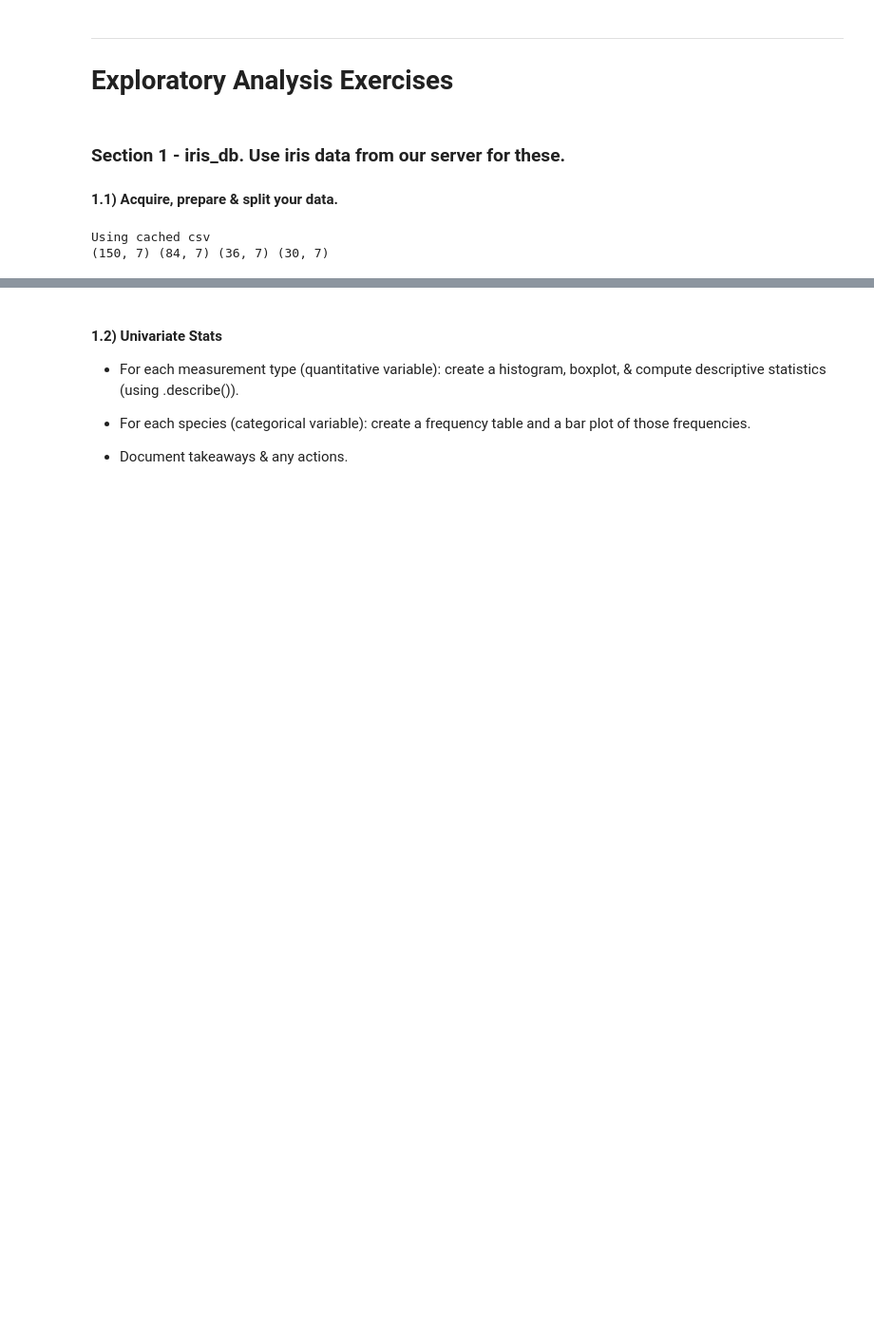
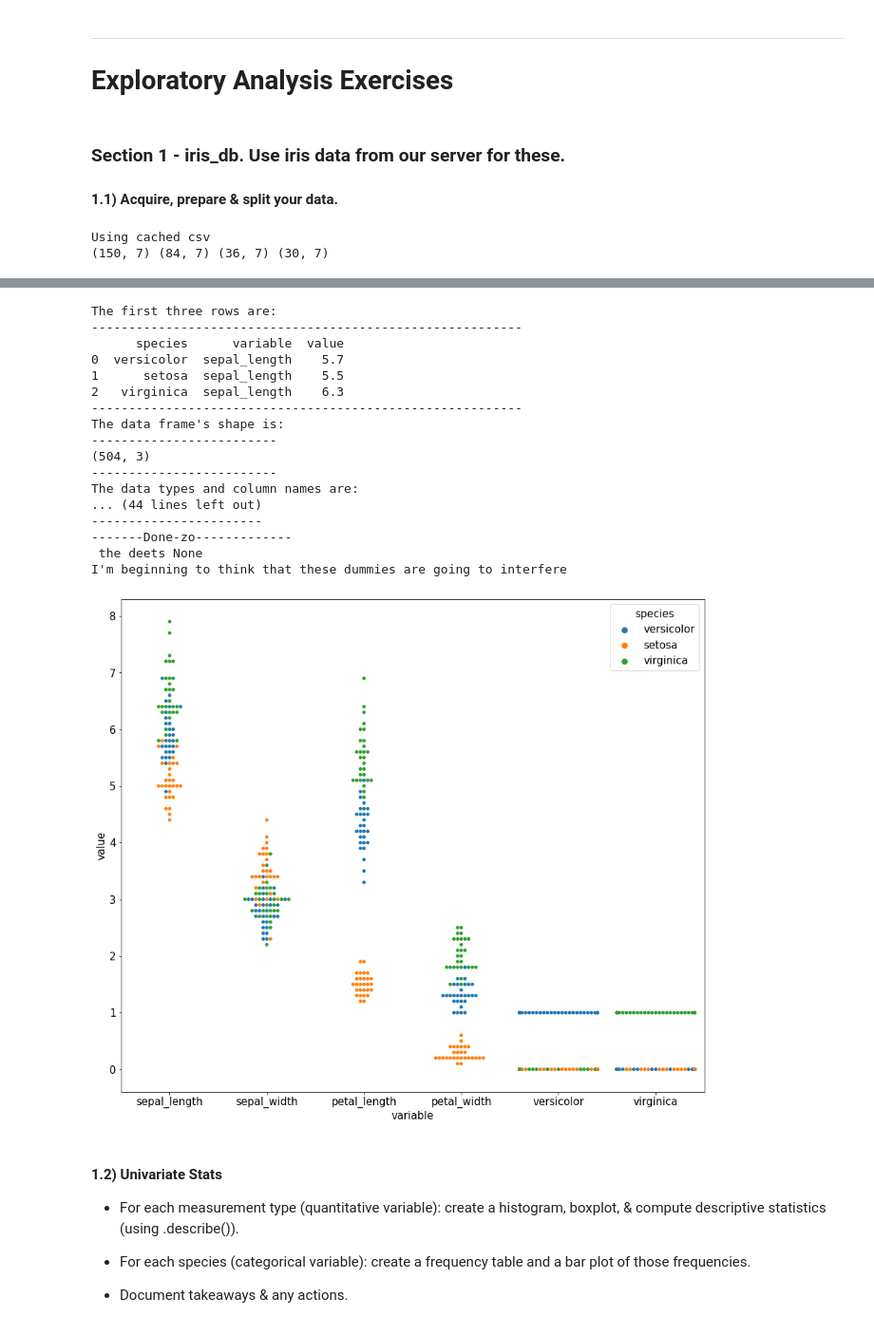
Before and after one commit to nicholas-dougherty/classification-exercises, a Jupyter notebook: classification_exercises.ipynb, the cells around one changed output, grey strips where cells are left out. Shown at 95% size. Saved outputs shown, nothing was run; the diff lists cells and outputs as text; code cells hidden in the pictures; blank space fills up the shorter version.

```diff
--- a/classification_exercises.ipynb
+++ b/classification_exercises.ipynb
@@ -470 +523,28 @@ Using cached csv
+# %%
+melted_train = train.melt(id_vars=['species'])
+plt.rc('font', size=15)
+plt.rc('figure', figsize=(15, 13))
+print(f' the deets {describe_data(melted_train)}')
+sns.swarmplot(data=melted_train, x='variable', y='value', hue='species')
+
+print("I'm beginning to think that these dummies are going to interfere")
+# %% [output]
+The first three rows are:
+----------------------------------------------------------
+      species      variable  value
+0  versicolor  sepal_length    5.7
+1      setosa  sepal_length    5.5
+2   virginica  sepal_length    6.3
+----------------------------------------------------------
+The data frame's shape is:
+-------------------------
+(504, 3)
+-------------------------
+The data types and column names are:
+... (44 lines left out)
+-----------------------
+-------Done-zo-------------
+ the deets None
+I'm beginning to think that these dummies are going to interfere
+[figure, added]
 # %%
```
Also changed, not shown: parts of 26 cells of this notebook.
